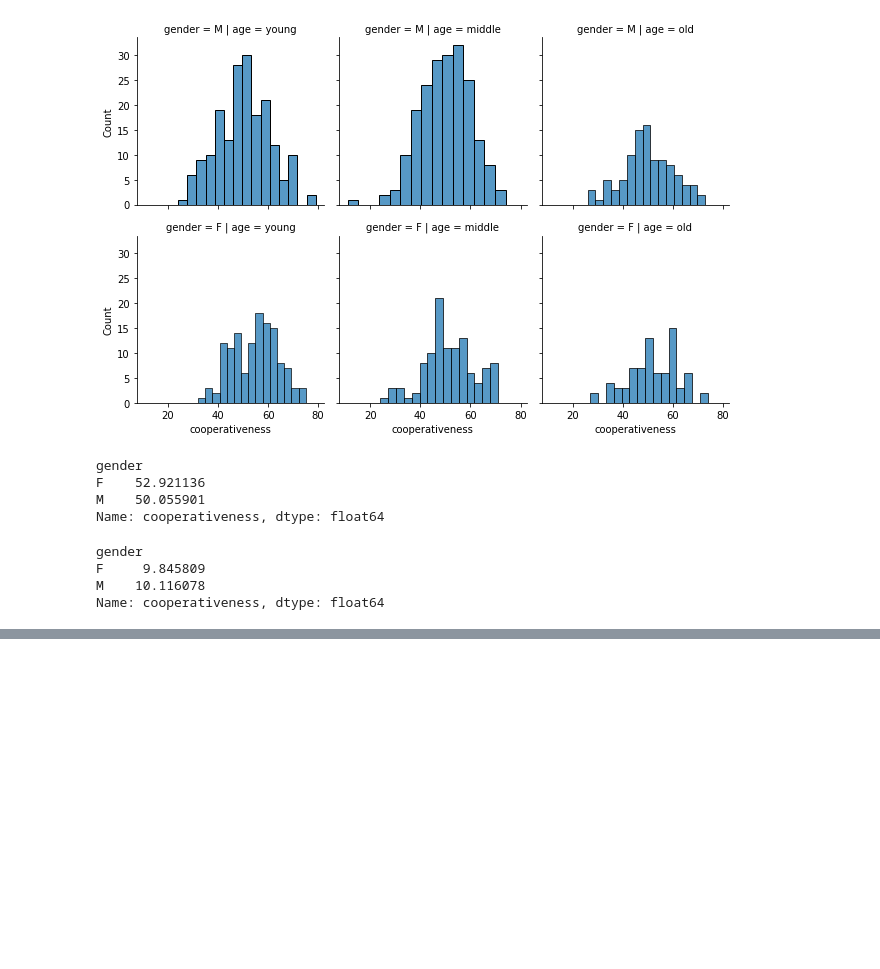
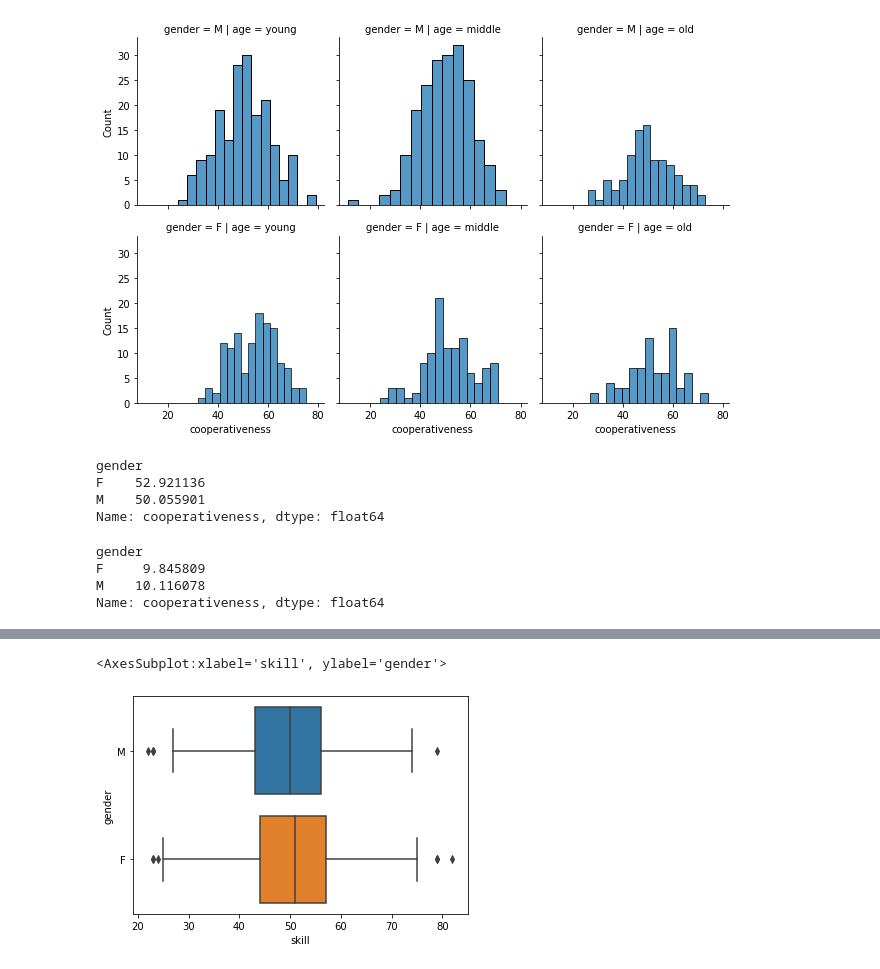
Before and after one commit to ceshmina/learn-statistical-modeling, a Jupyter notebook: work/multivariate/chapter1.ipynb, the cells around one changed output, grey strips where cells are left out. Cells and saved outputs as stored; diff of their text form; code cells hidden in the pictures; blank space fills up the shorter version.

```diff
--- a/work/multivariate/chapter1.ipynb
+++ b/work/multivariate/chapter1.ipynb
@@ -137,0 +143,5 @@ Name: cooperativeness, dtype: float64
+# %%
+sns.boxplot(y=data['gender'], x=data['skill'], orient='h')
+# %% [output]
+<AxesSubplot:xlabel='skill', ylabel='gender'>
+[figure, added]
```
Also changed, not shown: parts of 18 cells of this notebook, 1 other file.
